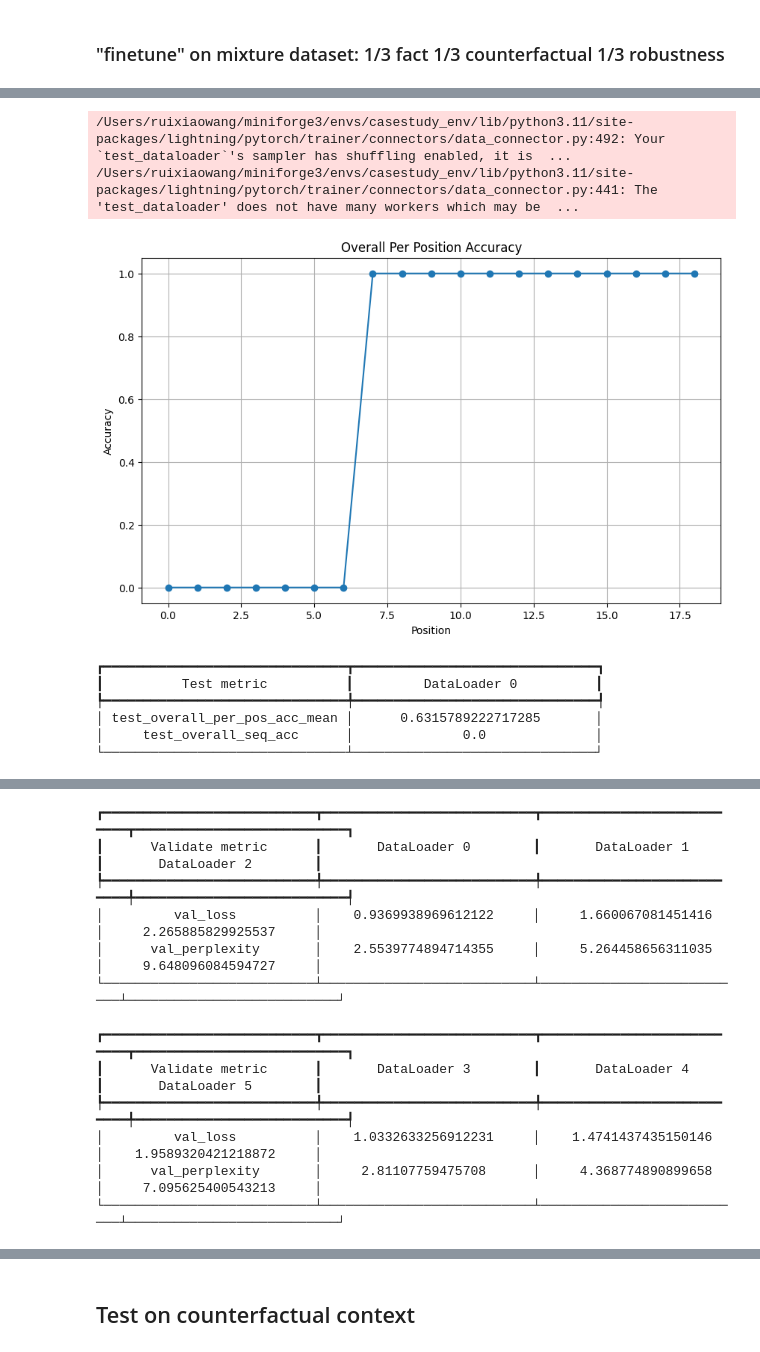
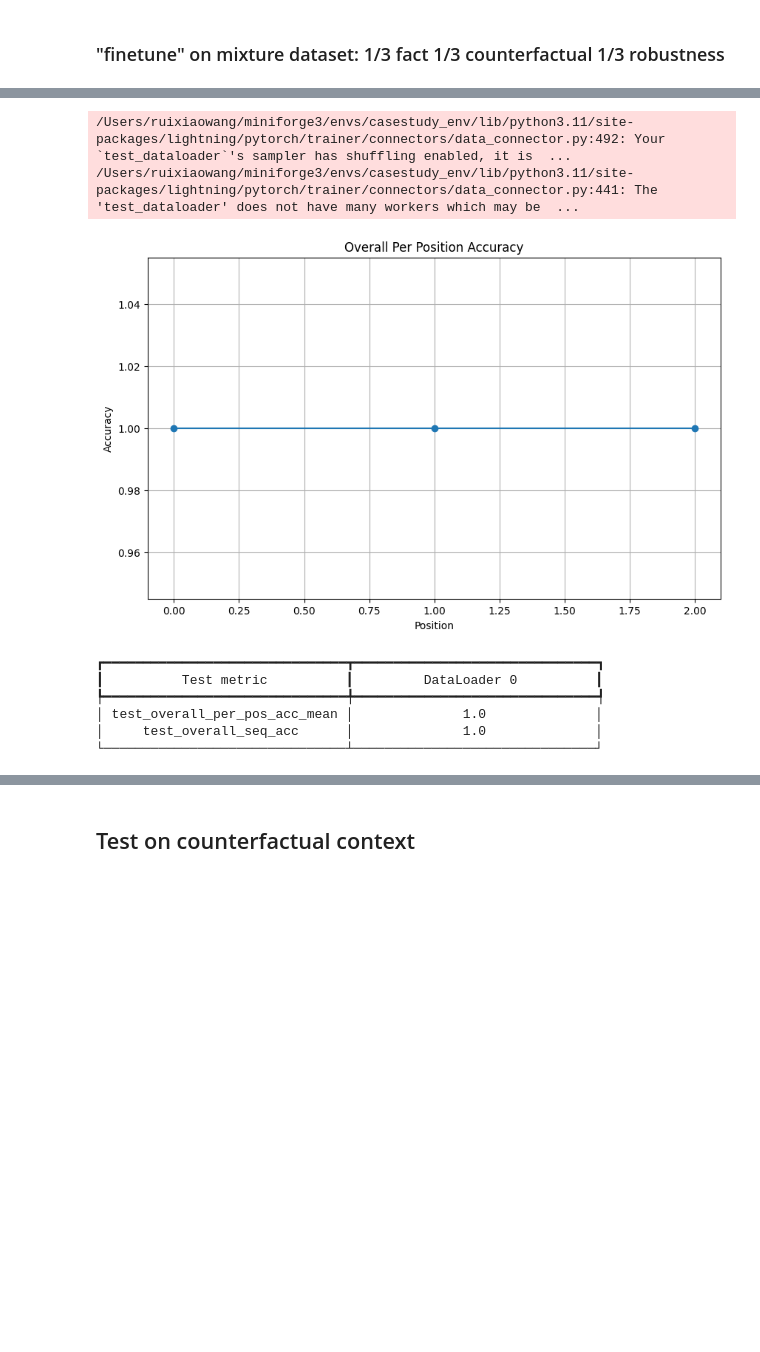
Before and after one commit to katareah/Controllability-and-Robustness, a Jupyter notebook: experiments/knowledge_graph_experiment.ipynb, the cells around one changed output, grey strips where cells are left out. Saved outputs shown, nothing was run; the diff lists cells and outputs as text; code cells hidden in the pictures; blank space fills up the shorter version.

```diff
--- a/experiments/knowledge_graph_experiment.ipynb
+++ b/experiments/knowledge_graph_experiment.ipynb
@@ -28,9 +28,9 @@ from language_models import TransformerLM, configure_optimizers
 ## Config
 # %%
 args = argparse.Namespace(
-    batch_size=64, n_epochs=40, log_on_step=True,
+    batch_size=32, n_epochs=40, log_on_step=True,
     wandb_project="controllability-robustness-test", run_name='hello',
-    n_layers=1, n_heads=4, d_model=128, dff=128*4)
+    n_layers=2, n_heads=4, d_model=128, dff=None)
 # %%
 # region some configuration
 device = 'cuada'
@@ -64,8 +64,8 @@ vocab = node_vocab + relation_vocab + special_tokens
 vocab_map = {word: idx for idx, word in enumerate(vocab)}
 # %%
 # some examples from train__ds_tensor
-for x in train_ds_tensor[:5]:
+for x in train_ds_tensor:
     print(x.tolist())
     print(' '.join([vocab[idx] for idx in x]))
-    print()
+    break
 # %% [output]
@@ -119,23 +107,29 @@ TARGET
 # %% [markdown]
 ### Create Val and Test Dataset & DataLoader
 # %%
-
 vocab_map = {vocab: i for i, vocab in enumerate(vocab)}
 vocab_size = len(vocab)
 print('vocab size: ', vocab_size)
 seq_len = len(train_ds_tensor[0])
 print('seq_len: ', seq_len)
 
-# how to load data and createe data loader
+# load data and createe data loader
+
+# training set
 from data_utils import LanguageModelTensorDataset
 train_ds_tensor = torch.load('../data/knowledge_graph/knowledge_graph_train_ds.pt')
 train_ds = LanguageModelTensorDataset(train_ds_tensor)
 train_dl = torch.utils.data.DataLoader(train_ds, batch_size=args.batch_size, shuffle=True)
 
 
+# pretraining set
 train_ds_fact_tensor = torch.load('../data/knowledge_graph/knowledge_graph_train_ds_fact.pt')
 train_ds_fact = LanguageModelTensorDataset(train_ds_fact_tensor)
 train_dl_fact = torch.utils.data.DataLoader(train_ds_fact, batch_size=args.batch_size, shuffle=True)
+train_dl_fact_test_x = train_ds_fact_tensor[:,:5]
+train_dl_fact_test_y = train_ds_fact_tensor[:,5:]
+train_ds_fact_test = torch.utils.data.TensorDataset(train_dl_fact_test_x, train_dl_fact_test_y)
+train_dl_fact_test = torch.utils.data.DataLoader(train_ds_fact_test, batch_size=args.batch_size, shuffle=True)
 
 test_ds_tensor_control_1 = torch.load('../data/knowledge_graph/knowledge_graph_val_ds_controllability_1.pt')
 test_ds_control_1 = LanguageModelTensorDataset(test_ds_tensor_control_1)
@@ -189,7 +183,7 @@ test_dl_robust_3_val = torch.utils.data.DataLoader(test_ds_robust_3, batch_size=
 test_ds_robust_3_test_x = test_ds_tensor_robust_3[:,:17]
 test_ds_robust_3_test_y = test_ds_tensor_robust_3[:,17:]
 test_ds_robust_3_test = torch.utils.data.TensorDataset(test_ds_robust_3_test_x, test_ds_robust_3_test_y)
-test_dl_robust_3 = torch.utils.data.DataLoader(test_ds_control_3_test, batch_size=args.batch_size, shuffle=False)
+test_dl_robust_3 = torch.utils.data.DataLoader(test_ds_robust_3_test, batch_size=args.batch_size, shuffle=False)
 
 
 print("Number of batches: ", len(train_dl))
@@ -215,8 +209,17 @@ class LitLanguageModel(L.LightningModule):
         x, y = batch
         # with ctx:
         logits, loss = self.model(x, y)
+        pred = torch.argmax(logits, dim=-1)
+        # accuracy. torch.where(y==<QUERY>) and find relevant pred_idx accordingly (index add 3)
+        query_idx = vocab_map['<QUERY>']
+        pred_idx = torch.where(y[0]==query_idx)[0] + 3
+        acc = torch.mean((pred[:,pred_idx] == y[:,pred_idx]).float())
+
+
+        # TODO: compute cross-entropy with ignore_idx=padd_token_idx
+        # TODO: compute perplexity with ignore_idx=padd_token_idx
         self.log('train_loss', loss, prog_bar=True, logger=True, on_step=args.log_on_step, on_epoch=True)
-
+        self.log('train_obj_acc', acc, prog_bar=True, logger=True, on_step=args.log_on_step, on_epoch=True)
         return loss
 
     def validation_step(self, batch, batch_idx, dataloader_idx=0):
@@ -283,6 +286,7 @@ class LitLanguageModel(L.LightningModule):
                 }
                 self.mismatched_sequences.append(mismatch_data)
 
+
     def on_test_epoch_end(self):
         # Calculate overall metrics from all batches
         if self.all_seq_acc and self.all_per_pos_acc:
@@ -440,19 +462,17 @@ using fused AdamW: False
 # %%
 reverse_vocab_map = {i: word for word, i in vocab_map.items()}
 
-# model performance on the training set
-trainer.test(model=lit_model, dataloaders=train_dl_fact)
+# model performance on the pure fact pretraining set
+trainer.test(model=lit_model, dataloaders=train_dl_fact_test)
 # model performance on the validation set
 lit_model.mismatched_sequences.clear()
-trainer.validate(model=lit_model, dataloaders=validation_dataloaders)
-#mismatch_seq_print(lit_model.mismatched_sequences, reverse_vocab_map)
 # %% [output]
 /Users/ruixiaowang/miniforge3/envs/casestudy_env/lib/python3.11/site-packages/lightning/pytorch/trainer/connectors/data_connector.py:492: Your `test_dataloader`'s sampler has shuffling enabled, it is  ...
 /Users/ruixiaowang/miniforge3/envs/casestudy_env/lib/python3.11/site-packages/lightning/pytorch/trainer/connectors/data_connector.py:441: The 'test_dataloader' does not have many workers which may be  ...
-[figure, old version]
+[figure, new version]
 ┏━━━━━━━━━━━━━━━━━━━━━━━━━━━━━━━┳━━━━━━━━━━━━━━━━━━━━━━━━━━━━━━━┓
 ┃          Test metric          ┃         DataLoader 0          ┃
 ┡━━━━━━━━━━━━━━━━━━━━━━━━━━━━━━━╇━━━━━━━━━━━━━━━━━━━━━━━━━━━━━━━┩
-│ test_overall_per_pos_acc_mean │      0.6315789222717285       │
-│     test_overall_seq_acc      │              0.0              │
+│ test_overall_per_pos_acc_mean │              1.0              │
+│     test_overall_seq_acc      │              1.0              │
 └───────────────────────────────┴───────────────────────────────┘
@@ -462,12 +478,0 @@ trainer.validate(model=lit_model, dataloaders=validation_dataloaders)
-┏━━━━━━━━━━━━━━━━━━━━━━━━━━━┳━━━━━━━━━━━━━━━━━━━━━━━━━━━┳━━━━━━━━━━━━━━━━━━━━━━━━━━━┳━━━━━━━━━━━━━━━━━━━━━━━━━━━┓
-┃      Validate metric      ┃       DataLoader 0        ┃       DataLoader 1        ┃       DataLoader 2        ┃
-┡━━━━━━━━━━━━━━━━━━━━━━━━━━━╇━━━━━━━━━━━━━━━━━━━━━━━━━━━╇━━━━━━━━━━━━━━━━━━━━━━━━━━━╇━━━━━━━━━━━━━━━━━━━━━━━━━━━┩
-│         val_loss          │    0.9369938969612122     │     1.660067081451416     │     2.265885829925537     │
-│      val_perplexity       │    2.5539774894714355     │     5.264458656311035     │     9.648096084594727     │
-└───────────────────────────┴───────────────────────────┴───────────────────────────┴───────────────────────────┘
-┏━━━━━━━━━━━━━━━━━━━━━━━━━━━┳━━━━━━━━━━━━━━━━━━━━━━━━━━━┳━━━━━━━━━━━━━━━━━━━━━━━━━━━┳━━━━━━━━━━━━━━━━━━━━━━━━━━━┓
-┃      Validate metric      ┃       DataLoader 3        ┃       DataLoader 4        ┃       DataLoader 5        ┃
-┡━━━━━━━━━━━━━━━━━━━━━━━━━━━╇━━━━━━━━━━━━━━━━━━━━━━━━━━━╇━━━━━━━━━━━━━━━━━━━━━━━━━━━╇━━━━━━━━━━━━━━━━━━━━━━━━━━━┩
-│         val_loss          │    1.0332633256912231     │    1.4741437435150146     │    1.9589320421218872     │
-│      val_perplexity       │     2.81107759475708      │     4.368774890899658     │     7.095625400543213     │
-└───────────────────────────┴───────────────────────────┴───────────────────────────┴───────────────────────────┘
```
Also changed, not shown: parts of 12 cells of this notebook.
